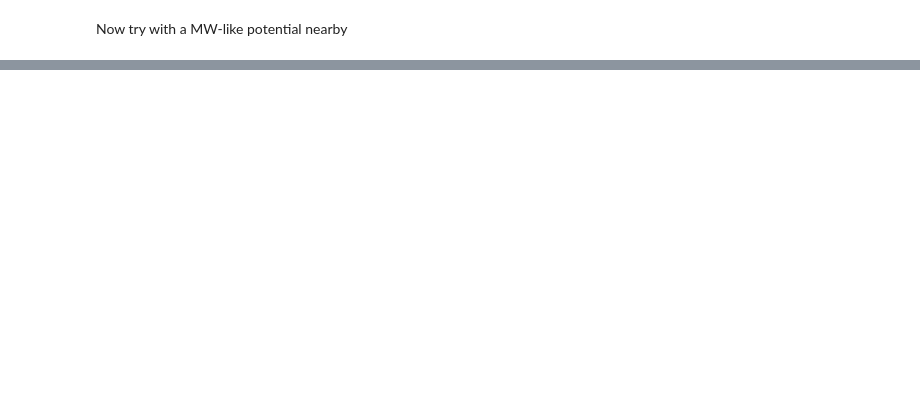
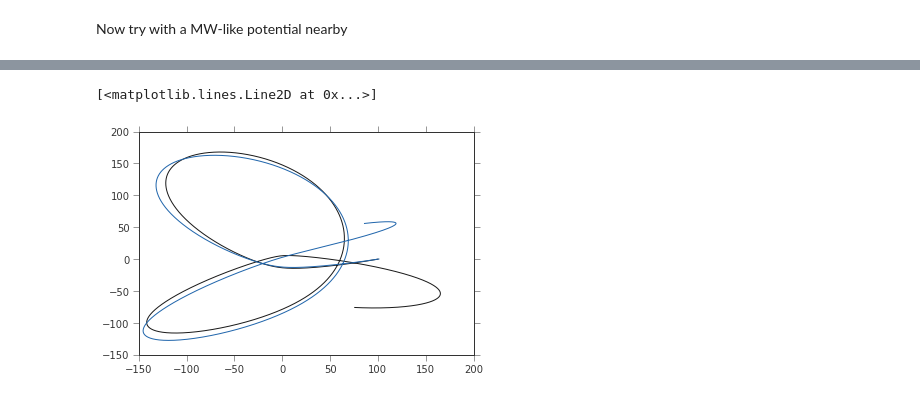
Before and after one commit to adrn/streams, a Jupyter notebook: text/notebooks/Plummer model.ipynb, the cells around one changed output, grey strips where cells are left out. Saved outputs shown, nothing was run; the diff lists cells and outputs as text; code cells hidden in the pictures; blank space fills up the shorter version.

```diff
--- a/text/notebooks/Plummer model.ipynb
+++ b/text/notebooks/Plummer model.ipynb
@@ -135,4 +142,4 @@ potential['disk'] = MiyamotoNagaiPotential(unit_system,
 potential['halo'] = LogarithmicPotentialLJ(unit_system,
                                            **true_params)
 # %%
-x_v = plummer_particles(N=1000, M=2.5E8*u.M_sun, a=1.*u.kpc, r_0=r_0, v_0=v_0)
+x_v = plummer_particles(N=100, M=2.5E8*u.M_sun, a=1.*u.kpc, r_0=r_0, v_0=v_0)
@@ -143,7 +148,7 @@ potential_nosat = copy.deepcopy(potential)
 del potential_nosat['satellite']
 # %%
 x0 = x_v[:,:3]
-v0 = (x_v[:,3:]*u.km/u.s).to(u.kpc/u.Myr).value
+v0 = x_v[:,3:]
 p_integrator = leapfrog.LeapfrogIntegrator(potential._acceleration_at, x0, v0)
 s_integrator = leapfrog.LeapfrogIntegrator(potential_nosat._acceleration_at,
                                            potential['satellite'].parameters['r_0'].value,
@@ -152,15 +157,3 @@ s_integrator = leapfrog.LeapfrogIntegrator(potential_nosat._acceleration_at,
 dt = 0.1
 s_integrator._prime(dt)
 p_integrator._prime(dt)
-# %%
-def run(Nsteps, dt):
-    all_r = np.zeros((Nsteps,) + p_integrator.r_im1.shape)
-    r_is = s_integrator.r_im1
-    for ii in range(Nsteps):
-        potential['satellite'].parameters['r_0'] = r_is*u.kpc
-        r_ip,v_ip = p_integrator.step(dt)
-        r_is,v_is = s_integrator.step(dt)
-
-        all_r[ii] = r_ip
-
-    return all_r
@@ -190,0 +202,8 @@ for jj in range(10):
+# %%
+p,s = run(Nsteps=10000, dt=0.1)
+# %%
+plot(s._r[:,0,0], s._r[:,0,1], linestyle='-')
+plot(p._r[:,0,0], p._r[:,0,1], linestyle='-')
+# %% [output]
+[<matplotlib.lines.Line2D at 0x...>]
+[figure, added]
```
Also changed, not shown: parts of 16 cells of this notebook.
